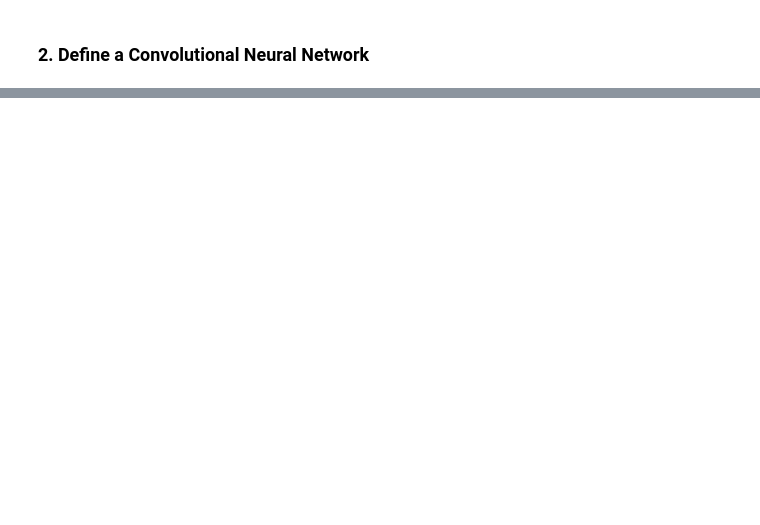
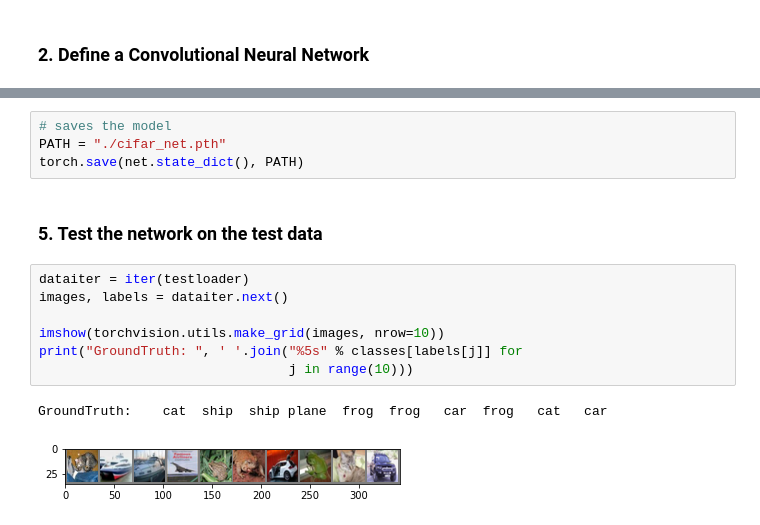
Before and after one commit to Chunngai/notes, a Jupyter notebook: pytorch/Training a Classifier.ipynb, the cells around one changed output, grey strips where cells are left out. Drawn from its saved outputs; the diff is of its cells as text; blank space fills up the shorter version.

```diff
--- a/pytorch/Training a Classifier.ipynb
+++ b/pytorch/Training a Classifier.ipynb
@@ -111,0 +155,16 @@ Net(
+# %%
+# saves the model
+PATH = "./cifar_net.pth"
+torch.save(net.state_dict(), PATH)
+# %% [markdown]
+<h3>5. Test the network on the test data</h5>
+# %%
+dataiter = iter(testloader)
+images, labels = dataiter.next()
+
+imshow(torchvision.utils.make_grid(images, nrow=10))
+print("GroundTruth: ", ' '.join("%5s" % classes[labels[j]] for
+                                j in range(10)))
+# %% [output]
+GroundTruth:    cat  ship  ship plane  frog  frog   car  frog   cat   car
+[figure, added]
```
Also changed, not shown: parts of 16 cells of this notebook.
